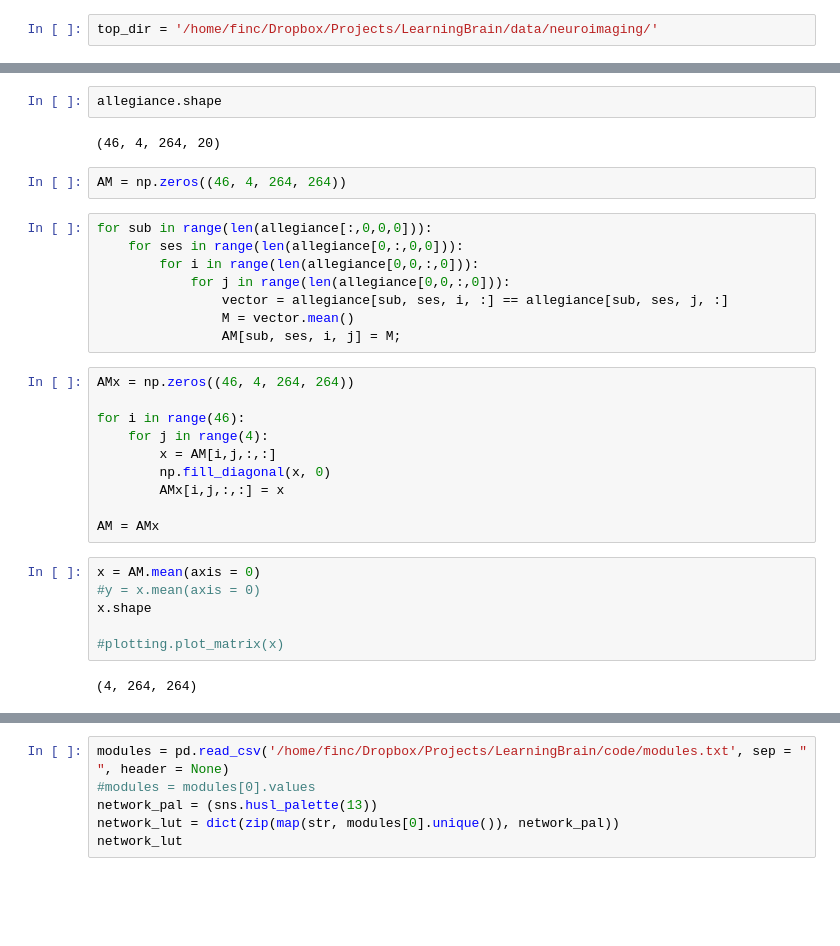
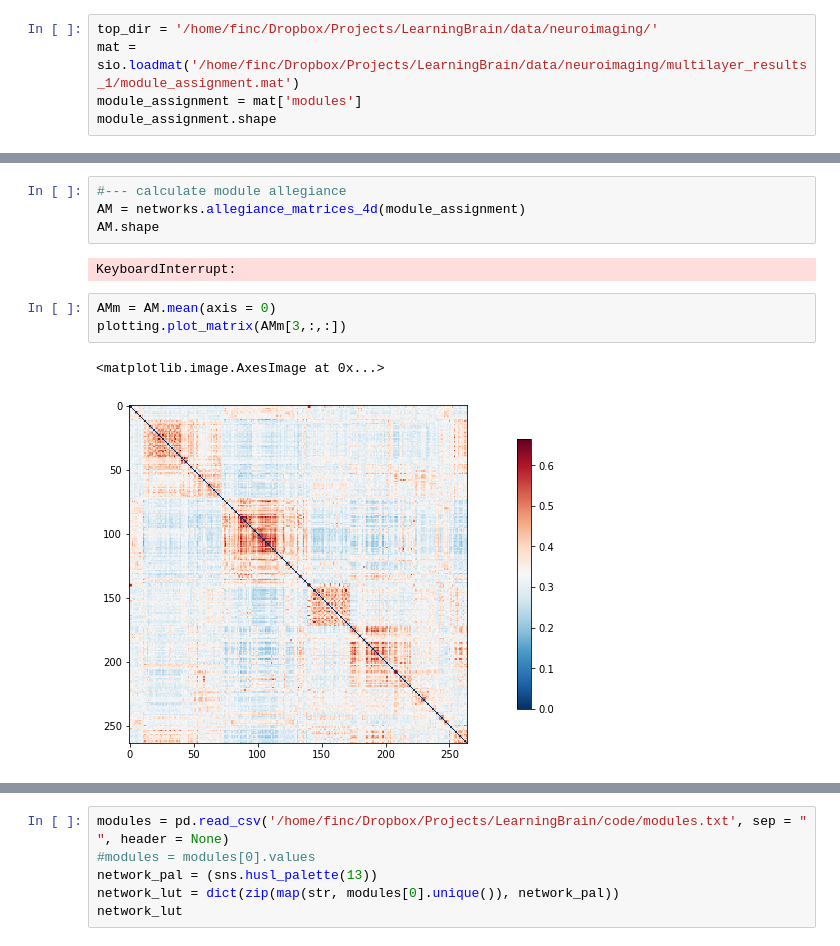
Before and after one commit to kbonna/LearningBrain_networks, a Jupyter notebook: notebooks/LB-08_allegiance_matrices_plotting.ipynb, the cells around one changed output, grey strips where cells are left out. Drawn from its saved outputs; the diff is of its cells as text; blank space fills up the shorter version.

Commit message:
added allegiance matrix function

```diff
--- a/notebooks/LB-08_allegiance_matrices_plotting.ipynb
+++ b/notebooks/LB-08_allegiance_matrices_plotting.ipynb
@@ -10,2 +11,5 @@ import seaborn as sns
 # %%
 top_dir = '/home/finc/Dropbox/Projects/LearningBrain/data/neuroimaging/'
+mat = sio.loadmat('/home/finc/Dropbox/Projects/LearningBrain/data/neuroimaging/multilayer_results_1/module_assignment.mat')
+module_assignment = mat['modules']
+module_assignment.shape
@@ -15,32 +16,12 @@ allegiance = mat['modules']
-# %%
-allegiance.shape
-# %% [output]
-(46, 4, 264, 20)
-# %%
-AM = np.zeros((46, 4, 264, 264))
-# %%
-for sub in range(len(allegiance[:,0,0,0])):
-    for ses in range(len(allegiance[0,:,0,0])):
-        for i in range(len(allegiance[0,0,:,0])):
-            for j in range(len(allegiance[0,0,:,0])):
-                vector = allegiance[sub, ses, i, :] == allegiance[sub, ses, j, :]
-                M = vector.mean()
-                AM[sub, ses, i, j] = M;
-# %%
-AMx = np.zeros((46, 4, 264, 264))
-
-for i in range(46):
-    for j in range(4):
-        x = AM[i,j,:,:]
-        np.fill_diagonal(x, 0)
-        AMx[i,j,:,:] = x
-
-AM = AMx
+# %%
+#--- calculate module allegiance
+AM = networks.allegiance_matrices_4d(module_assignment)
+AM.shape
+# %% [output]
+KeyboardInterrupt:
 # %%
-x = AM.mean(axis = 0)
-#y = x.mean(axis = 0)
-x.shape
-
-#plotting.plot_matrix(x)
+AMm = AM.mean(axis = 0)
+plotting.plot_matrix(AMm[3,:,:])
 # %% [output]
-(4, 264, 264)
+<matplotlib.image.AxesImage at 0x...>
+[figure, added]
```
Also changed, not shown: parts of 3 cells of this notebook, 1 other file.
